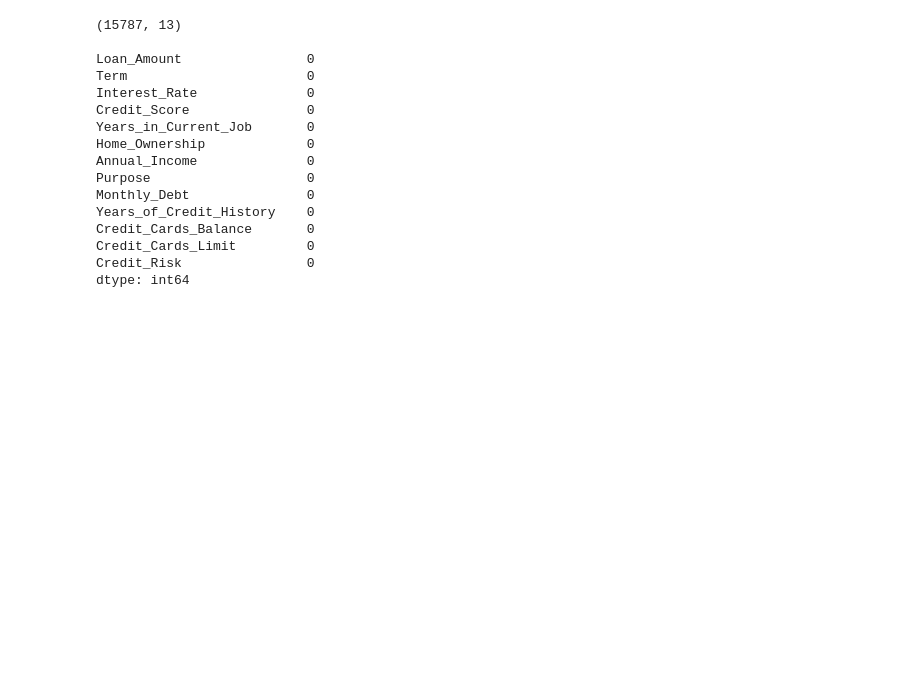
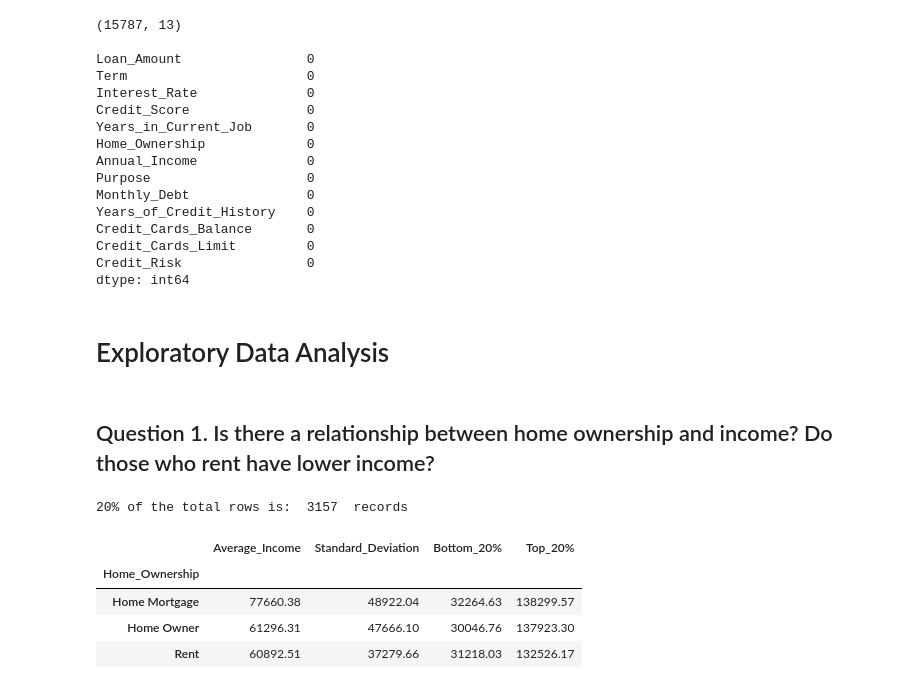
Before and after one commit to karelyrodri/Machine-Learning-CS5262-50, a Jupyter notebook: CS5262_50.ipynb, the cells around one changed output. Drawn from its saved outputs; the diff is of its cells as text; code cells hidden in the pictures; blank space fills up the shorter version.

```diff
--- a/CS5262_50.ipynb
+++ b/CS5262_50.ipynb
@@ -131,3 +132,22 @@ Credit_Cards_Balance       0
 Credit_Cards_Limit         0
 Credit_Risk                0
 dtype: int64
+# %% [markdown]
+# Exploratory Data Analysis
+# %% [markdown]
+## Question 1. Is there a relationship between home ownership and income? Do those who rent have lower income?
+# %%
+avg = data.groupby('Home_Ownership').agg(Average_Income=("Annual_Income", "mean"), Standard_Deviation=("Annual_Income", "std"))
+sorted = data.sort_values(by=["Annual_Income"])
+percent_20 = int(15787 * .20)
+print("20% of the total rows is: ", percent_20, " records")
+avg["Bottom_20%"] = sorted.head(percent_20).groupby('Home_Ownership').agg(Bottom_20=("Annual_Income", "mean"))
+avg["Top_20%"] = sorted.tail(percent_20).groupby('Home_Ownership').agg(Top_20=("Annual_Income", "mean"))
+display(avg.round(2))
+# %% [output]
+20% of the total rows is:  3157  records
+|  | Average_Income | Standard_Deviation | Bottom_20% | Top_20% |
+| Home_Ownership |  |  |  |  |
+| Home Mortgage | 77660.38 | 48922.04 | 32264.63 | 138299.57 |
+| Home Owner | 61296.31 | 47666.10 | 30046.76 | 137923.30 |
+| Rent | 60892.51 | 37279.66 | 31218.03 | 132526.17 |
```
Also changed, not shown: parts of 19 cells of this notebook.
